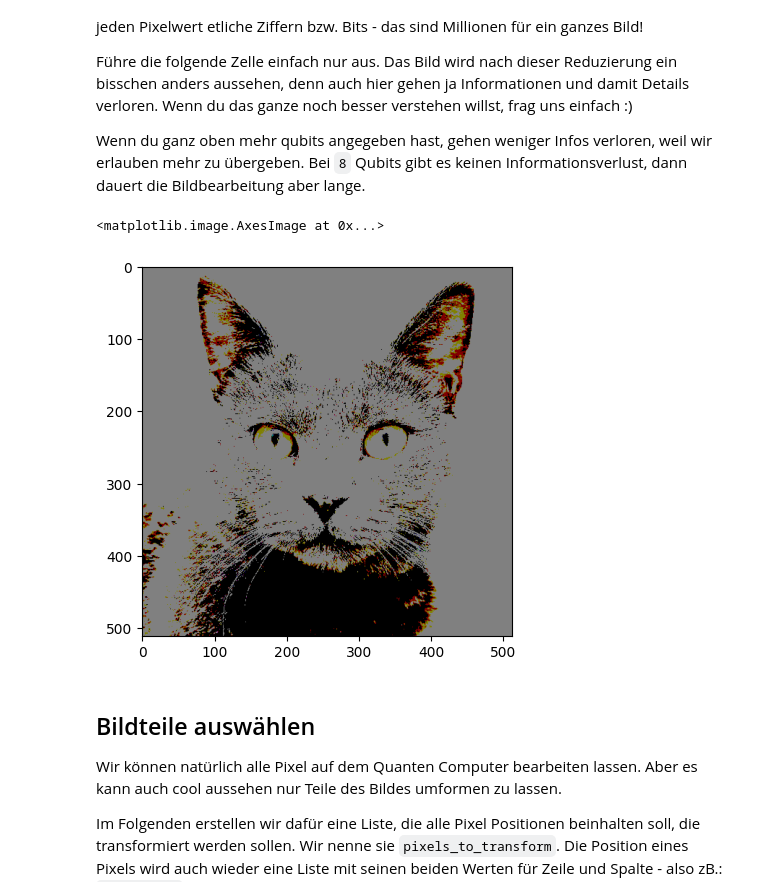
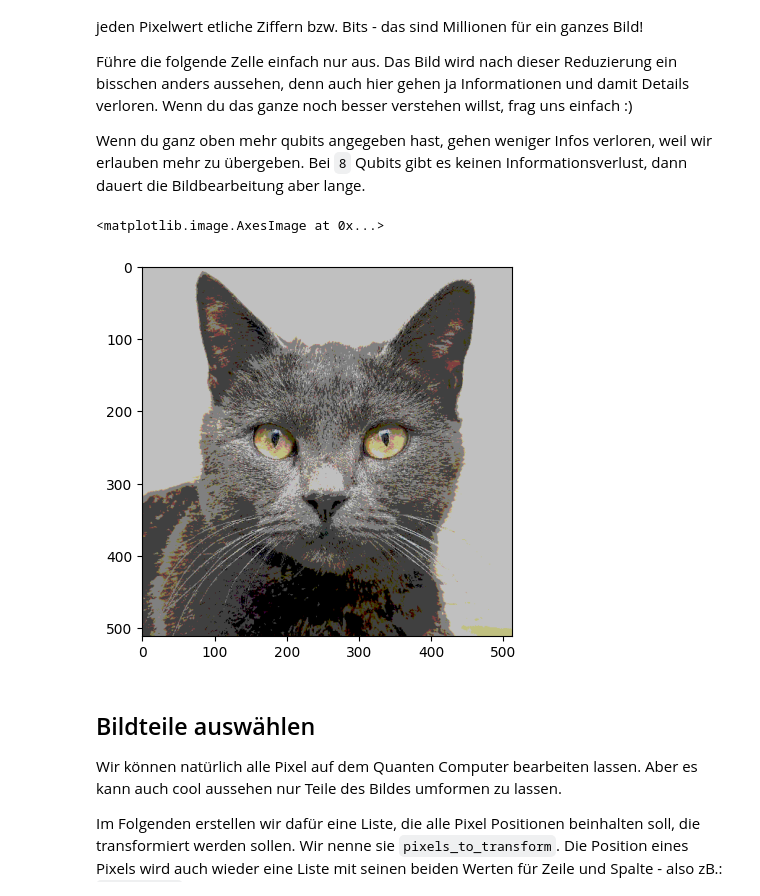
Before and after one commit to eileen-kuehn/intro_qc4images, a Jupyter notebook: QolorQoding.ipynb, the cells around one changed output. Drawn from its saved outputs; the diff is of its cells as text; code cells hidden in the pictures.

Commit message:
multi qubits max value fix

```diff
--- a/QolorQoding.ipynb
+++ b/QolorQoding.ipynb
@@ -9,7 +9,7 @@ from utils import load_image, reduce_rgb_values
 # %% [markdown]
 Jetzt kommt noch etwas wichtiges zu Beginn: Hier müssen wir schon festlegen, wie viele Qubits wir verwenden wollen. Du kannst einen Wert zwischen `3` und `8` wählen. Aber fangen wir erstmal mit `3` an, diesen Wert kannst du später noch ändern.
 # %%
-qubits = 1
+qubits = 2
 # %% [markdown]
 ## Bild laden
 
@@ -43,12 +43,13 @@ Führe die folgende Zelle einfach nur aus. Das Bild wird nach dieser Reduzierung
 
 Wenn du ganz oben mehr qubits angegeben hast, gehen weniger Infos verloren, weil wir erlauben mehr zu übergeben. Bei `8` Qubits gibt es keinen Informationsverlust, dann dauert die Bildbearbeitung aber lange.
 # %%
-max_value = 2**(8-qubits)
-image = reduce_rgb_values(original_image, max_value)
+r_value = 2**(8-qubits)
+max_value = 256-r_value
+image = reduce_rgb_values(original_image, r_value)
 imshow(image)
 # %% [output]
 <matplotlib.image.AxesImage at 0x...>
-[figure, old version]
+[figure, new version]
 # %% [markdown]
 ## Bildteile auswählen
 
```
Also changed, not shown: parts of 12 cells of this notebook.
